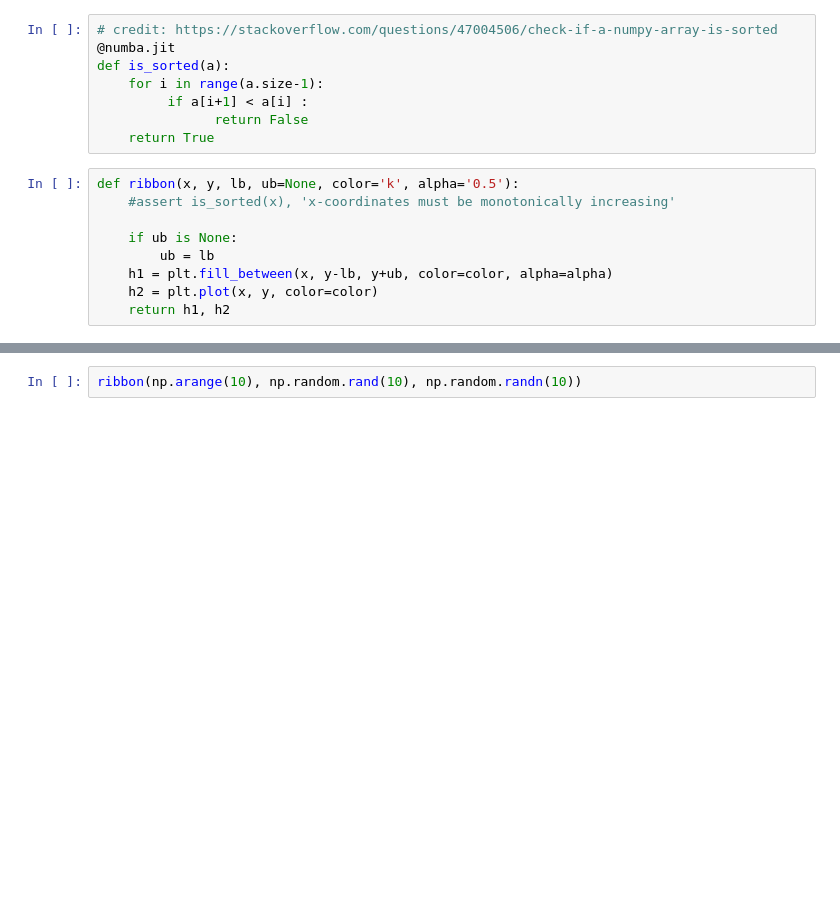
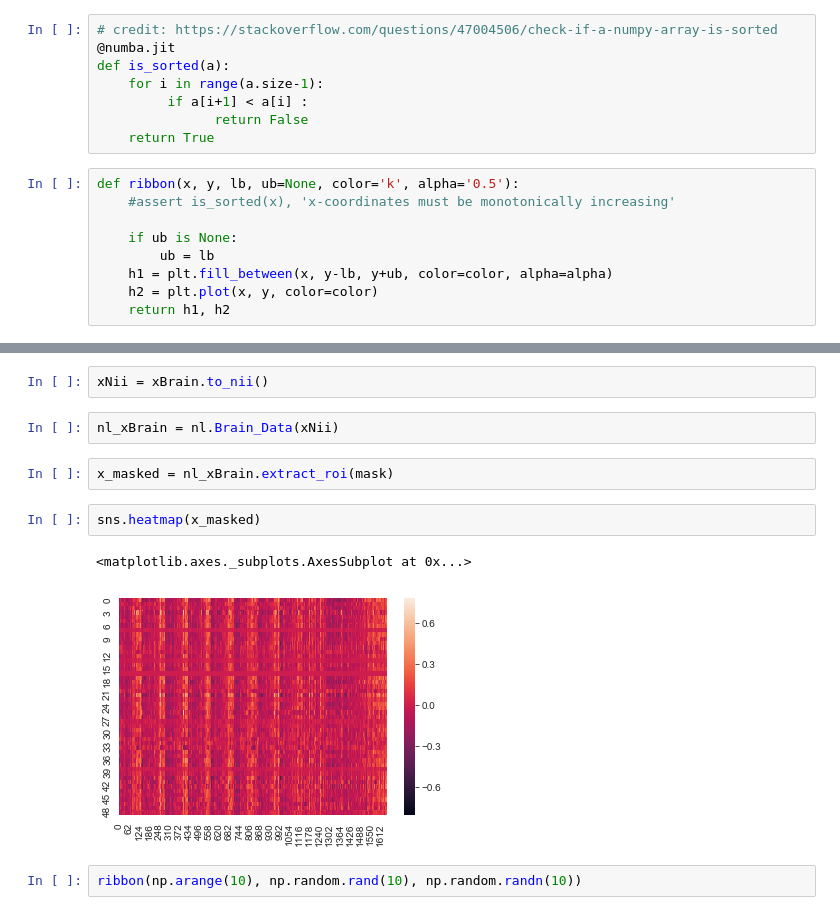
Before and after one commit to ContextLab/directed-forgetting-network-dynamics, a Jupyter notebook: code/network_analyses.ipynb, the cells around one changed output, grey strips where cells are left out. Cells and saved outputs as stored; diff of their text form; blank space fills up the shorter version.

Commit message:
working on masked analysis

```diff
--- a/code/network_analyses.ipynb
+++ b/code/network_analyses.ipynb
@@ -91,3 +112,14 @@ def ribbon(x, y, lb, ub=None, color='k', alpha='0.5'):
+# %%
+xNii = xBrain.to_nii()
+# %%
+nl_xBrain = nl.Brain_Data(xNii)
+# %%
+x_masked = nl_xBrain.extract_roi(mask)
+# %%
+sns.heatmap(x_masked)
+# %% [output]
+<matplotlib.axes._subplots.AxesSubplot at 0x...>
+[figure, added]
 # %%
 ribbon(np.arange(10), np.random.rand(10), np.random.randn(10))
 # %% [output]
```
Also changed, not shown: parts of 3 cells of this notebook.
